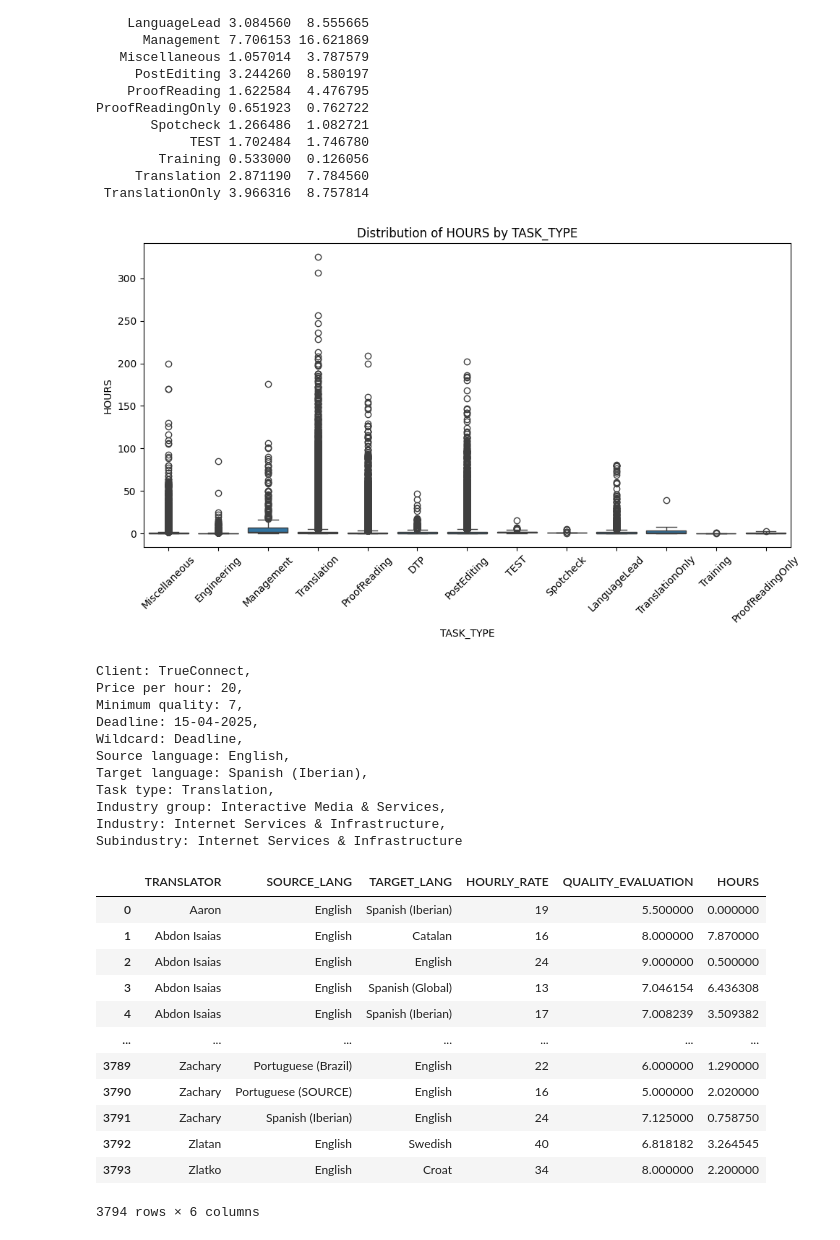
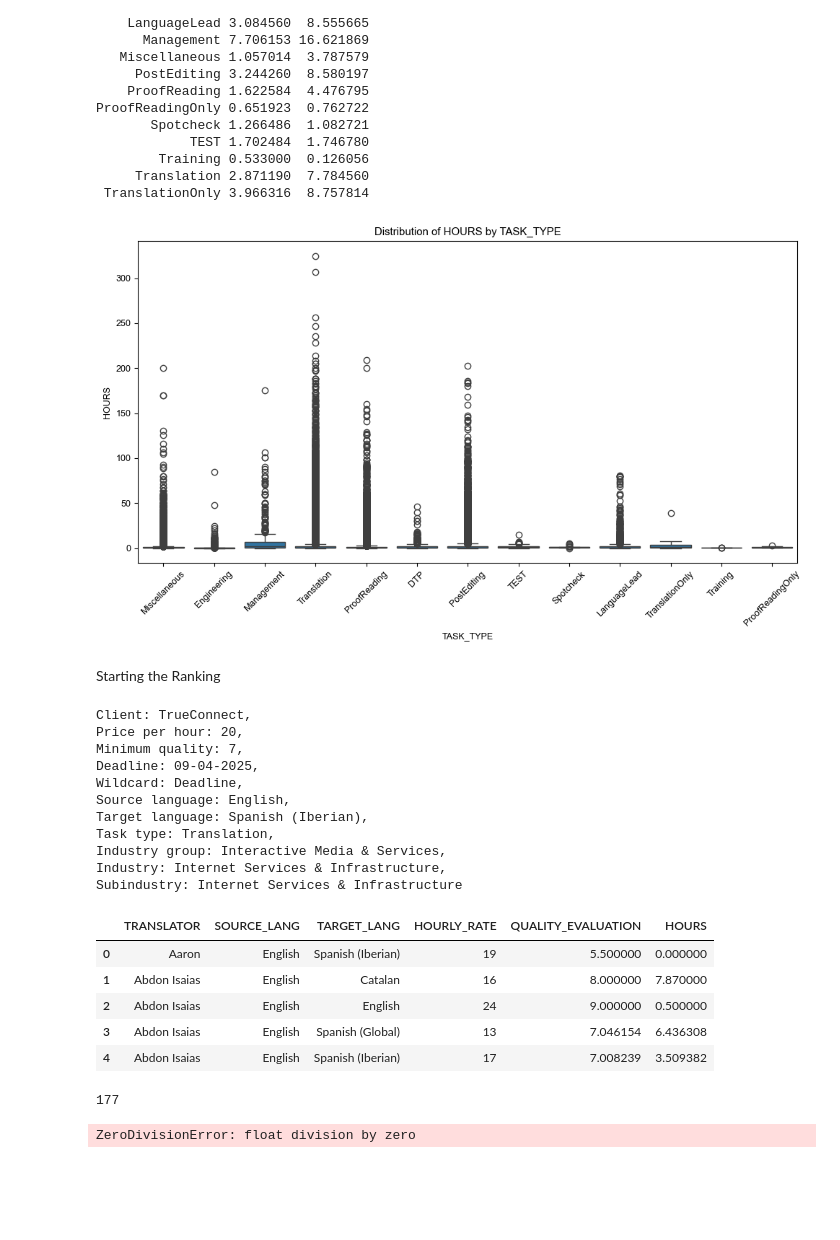
Before and after one commit to L3ms123/SP1, a Jupyter notebook: Notebooks/Synthesis project.ipynb, the cells around one changed output. Drawn from its saved outputs; the diff is of its cells as text; code cells hidden in the pictures; blank space fills up the shorter version.

Commit message:
Availability filter

```diff
--- a/Notebooks/Synthesis project.ipynb
+++ b/Notebooks/Synthesis project.ipynb
@@ -38 +26,8 @@ dtype: object
+# %%
+plt.rcParams['font.family'] = 'Arial'
+rcParams["font.size"] = 9              # Sets the font size for all text elements in plots
+rcParams["legend.loc"] = "best"        # Automatically places the legend in the best position
+rcParams["figure.figsize"] = (12, 7)   # Sets the default figure size to 12x7 inches
+
+pd.set_option('display.max_columns', None) # Display all columns
 # %% [markdown]
@@ -130,7 +125,9 @@ plt.title('Distribution of HOURS by TASK_TYPE')
 plt.tight_layout()
 plt.show()
 # %% [output]
-[figure, old version]
+[figure, new version]
+# %% [markdown]
+Starting the Ranking
 # %%
 from datetime import datetime
 
@@ -159,7 +156,7 @@ class Client:
                 f"Subindustry: {self.MANUFACTURER_SUBINDUSTRY}")
 
 # Example of use
-client1 = Client("TrueConnect", 20, 7, "15-04-2025","Deadline", "English", "Spanish (Iberian)","Translation",
+client1 = Client("TrueConnect", 20, 7, "09-04-2025","Deadline", "English", "Spanish (Iberian)","Translation",
                  "Communication Services", "Interactive Media & Services", "Internet Services & Infrastructure", "Internet Services & Infrastructure")
 
 print(client1.display_info())
@@ -167,7 +164,7 @@ print(client1.display_info())
 Client: TrueConnect,
 Price per hour: 20,
 Minimum quality: 7,
-Deadline: 15-04-2025,
+Deadline: 09-04-2025,
 Wildcard: Deadline,
 Source language: English,
 Target language: Spanish (Iberian),
@@ -178,25 +175,18 @@ Subindustry: Internet Services & Infrastructure
 # %%
 # Create the dataframe with the useful information for the ranking
 df_for_knn = transl_cost_pairs_df.copy()
 
 # Take the quality and HOURS for each possibility, doing a mean if there are various instances of this type of translation
 data_reduced = data_df.groupby(['TRANSLATOR', 'SOURCE_LANG', 'TARGET_LANG'], as_index=False)[['QUALITY_EVALUATION', 'HOURS']].mean() #TODO gaussian mean? (requires timeline)
 
 # Merge with df_for_knn
 df_for_knn = df_for_knn.merge(data_reduced, on=['TRANSLATOR', 'SOURCE_LANG', 'TARGET_LANG'], how='left')
 
-df_for_knn
+df_for_knn.head()
 # %% [output]
 |  | TRANSLATOR | SOURCE_LANG | TARGET_LANG | HOURLY_RATE | QUALITY_EVALUATION | HOURS |
 | 0 | Aaron | English | Spanish (Iberian) | 19 | 5.500000 | 0.000000 |
 | 1 | Abdon Isaias | English | Catalan | 16 | 8.000000 | 7.870000 |
 | 2 | Abdon Isaias | English | English | 24 | 9.000000 | 0.500000 |
 | 3 | Abdon Isaias | English | Spanish (Global) | 13 | 7.046154 | 6.436308 |
 | 4 | Abdon Isaias | English | Spanish (Iberian) | 17 | 7.008239 | 3.509382 |
-| ... | ... | ... | ... | ... | ... | ... |
-| 3789 | Zachary | Portuguese (Brazil) | English | 22 | 6.000000 | 1.290000 |
-| 3790 | Zachary | Portuguese (SOURCE) | English | 16 | 5.000000 | 2.020000 |
-| 3791 | Zachary | Spanish (Iberian) | English | 24 | 7.125000 | 0.758750 |
-| 3792 | Zlatan | English | Swedish | 40 | 6.818182 | 3.264545 |
-| 3793 | Zlatko | English | Croat | 34 | 8.000000 | 2.200000 |
-3794 rows × 6 columns
@@ -217,0 +250,20 @@ df_filtered = filter_language_price_quality(df_for_knn, client1)
+# %%
+def filter_language_price_quality_availability(df_for_knn, client):
+    # Filter by language, price and quality
+    df_filtered = df_for_knn[
+        (df_for_knn['SOURCE_LANG'] == client.SOURCE_LANG) & #TODO tener en cuenta la posibilidad de ofrecer también varios Spanish (como el iberian, latamer, etc. o con el inglés)?
+        (df_for_knn['TARGET_LANG'] == client.TARGET_LANG) &
+        (df_for_knn['HOURLY_RATE'] <= client.SELLING_HOURLY_PRICE) &
+        (df_for_knn['QUALITY_EVALUATION'] >= client.MIN_QUALITY)
+    ].copy()
+
+    # Filter by availability
+    availability_mask = available_translators(client1, schedules_df)
+    valid_translators = [name for name, available in zip(schedules_df["NAME"], availability_mask) if available]
+    return df_filtered[df_filtered["TRANSLATOR"].isin(valid_translators)]
+
+df_filtered = filter_language_price_quality_availability(df_for_knn, client1)
+df_filtered.head()
+print(len(df_filtered)) #works well, now we have to estimate the time somehow
+# %% [output]
+177
@@ -218,3 +319,7 @@ df_filtered = filter_language_price_quality(df_for_knn, client1)
+# %%
+rank_translators(df_filtered, client1)
+# %% [output]
+ZeroDivisionError: float division by zero
 # %%
 def do_knn(df_filtered, client1):
     # Select the numeric features for the KNN
```
Also changed, not shown: parts of 10 cells of this notebook.
